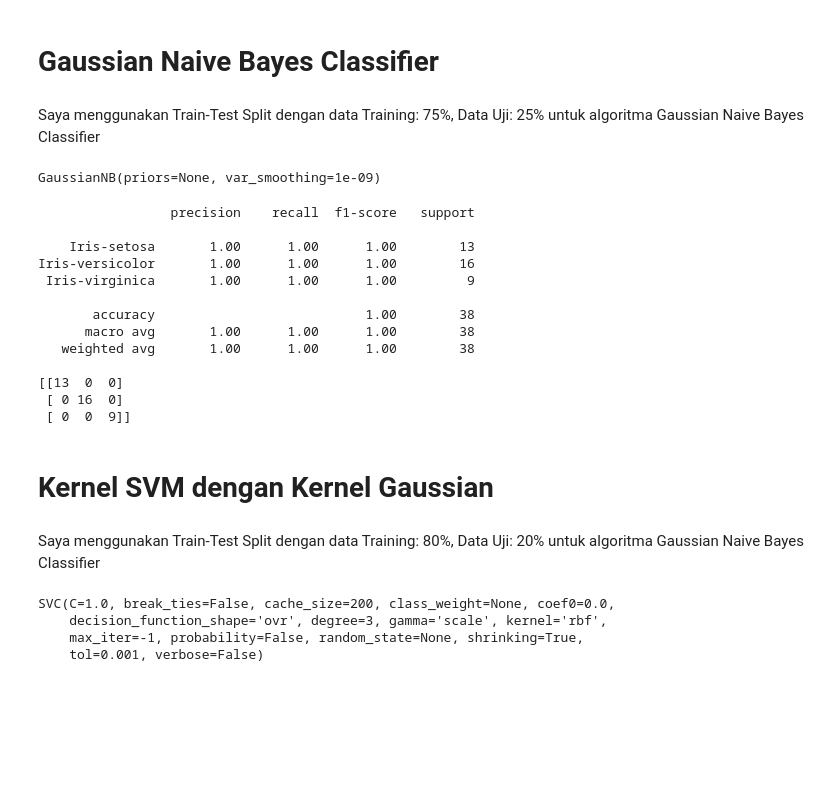
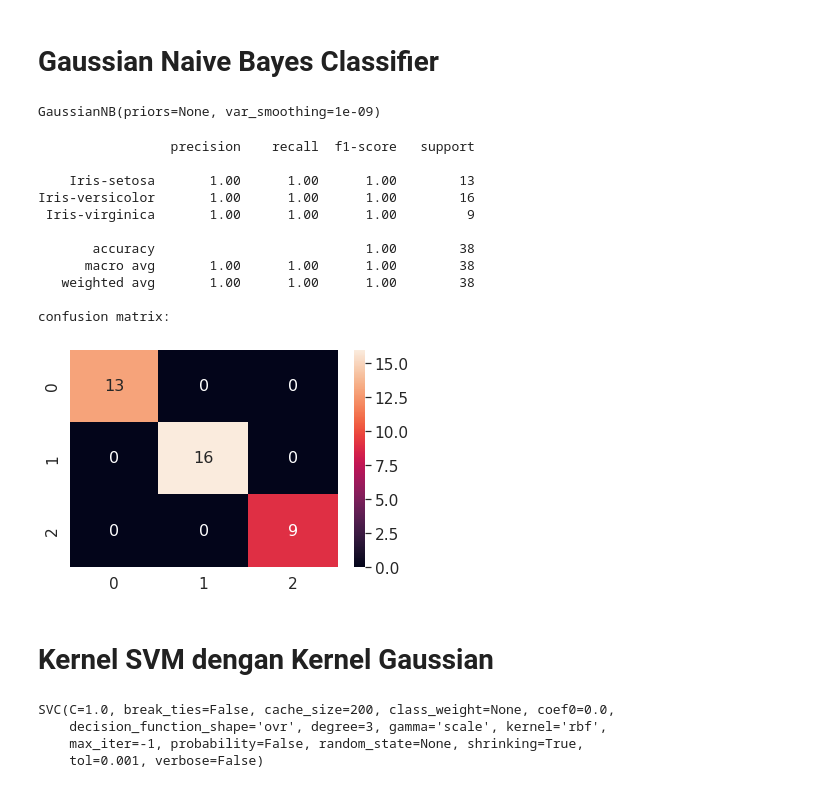
Before and after one commit to mnhyim/11181050_Muhamad-Nur-Hasyim_DM_IF-ITK, a Jupyter notebook: Quiz_IrisFlowerClassification_DM.ipynb, the cells around one changed output. Saved outputs shown, nothing was run; the diff lists cells and outputs as text; code cells hidden in the pictures; blank space fills up the shorter version.

```diff
--- a/Quiz_IrisFlowerClassification_DM.ipynb
+++ b/Quiz_IrisFlowerClassification_DM.ipynb
@@ -104,4 +116,2 @@ df.sample(6)
 # %% [markdown]
 # Gaussian Naive Bayes Classifier
-# %% [markdown]
-Saya menggunakan Train-Test Split dengan data Training: 75%, Data Uji: 25% untuk algoritma Gaussian Naive Bayes Classifier
@@ -121,23 +127,27 @@ y_pred  =  classifier.predict(X_test)
 # %%
 from sklearn.metrics import confusion_matrix, accuracy_score, classification_report
 
 print(classification_report(y_test, y_pred))
-print(confusion_matrix(y_test, y_pred))
+
+
+print("confusion matrix: ")
+df_cm = pd.DataFrame(confusion_matrix(y_test, y_pred), range(3), range(3))
+sns.set(font_scale=1.4) # for label size
+sns.heatmap(df_cm, annot=True, annot_kws={"size": 16}) # font size
+
+plt.show()
 # %% [output]
                  precision    recall  f1-score   support
 
     Iris-setosa       1.00      1.00      1.00        13
 Iris-versicolor       1.00      1.00      1.00        16
  Iris-virginica       1.00      1.00      1.00         9
 
        accuracy                           1.00        38
       macro avg       1.00      1.00      1.00        38
    weighted avg       1.00      1.00      1.00        38
 
-[[13  0  0]
- [ 0 16  0]
- [ 0  0  9]]
+confusion matrix:
+[figure, added]
 # %% [markdown]
 # Kernel SVM dengan Kernel Gaussian
-# %% [markdown]
-Saya menggunakan Train-Test Split dengan data Training: 80%, Data Uji: 20% untuk algoritma Gaussian Naive Bayes Classifier
```
Also changed, not shown: parts of 11 cells of this notebook.
